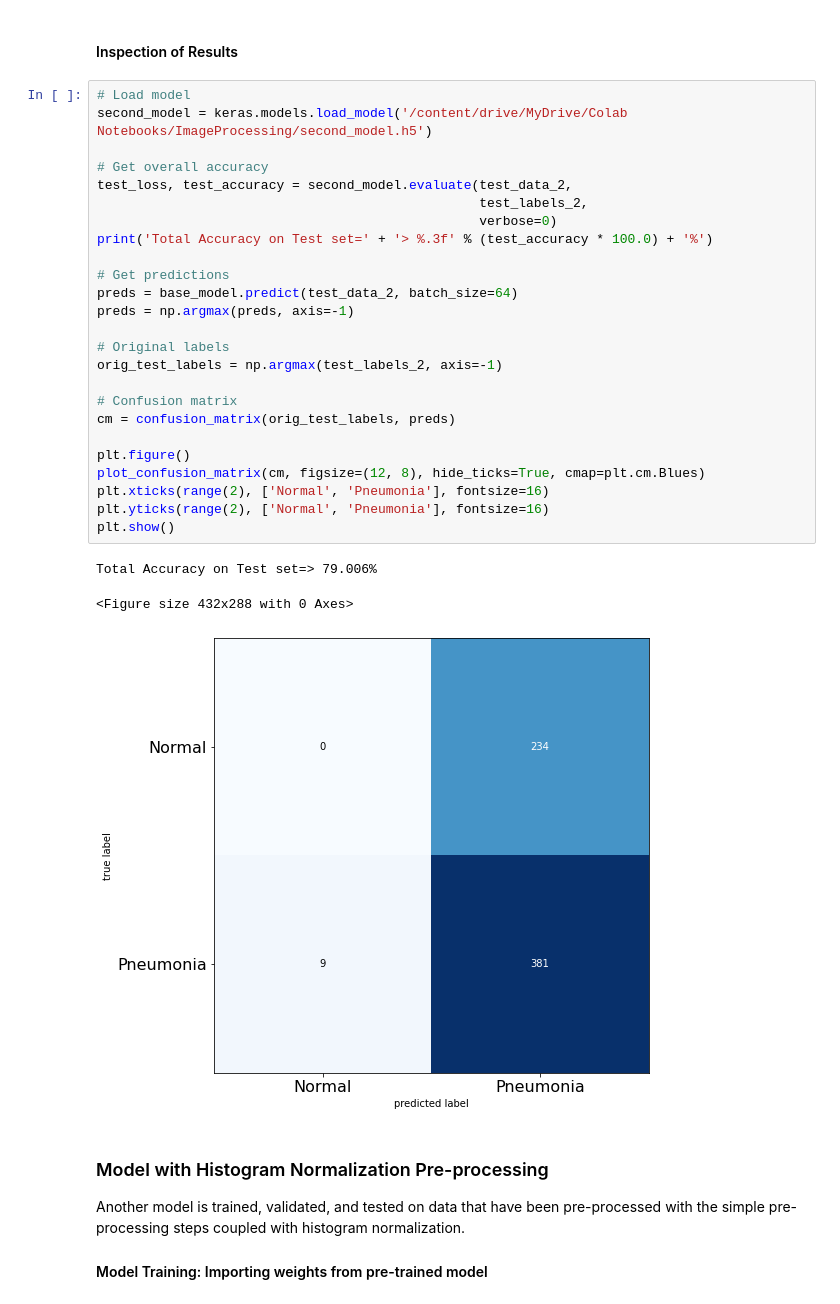
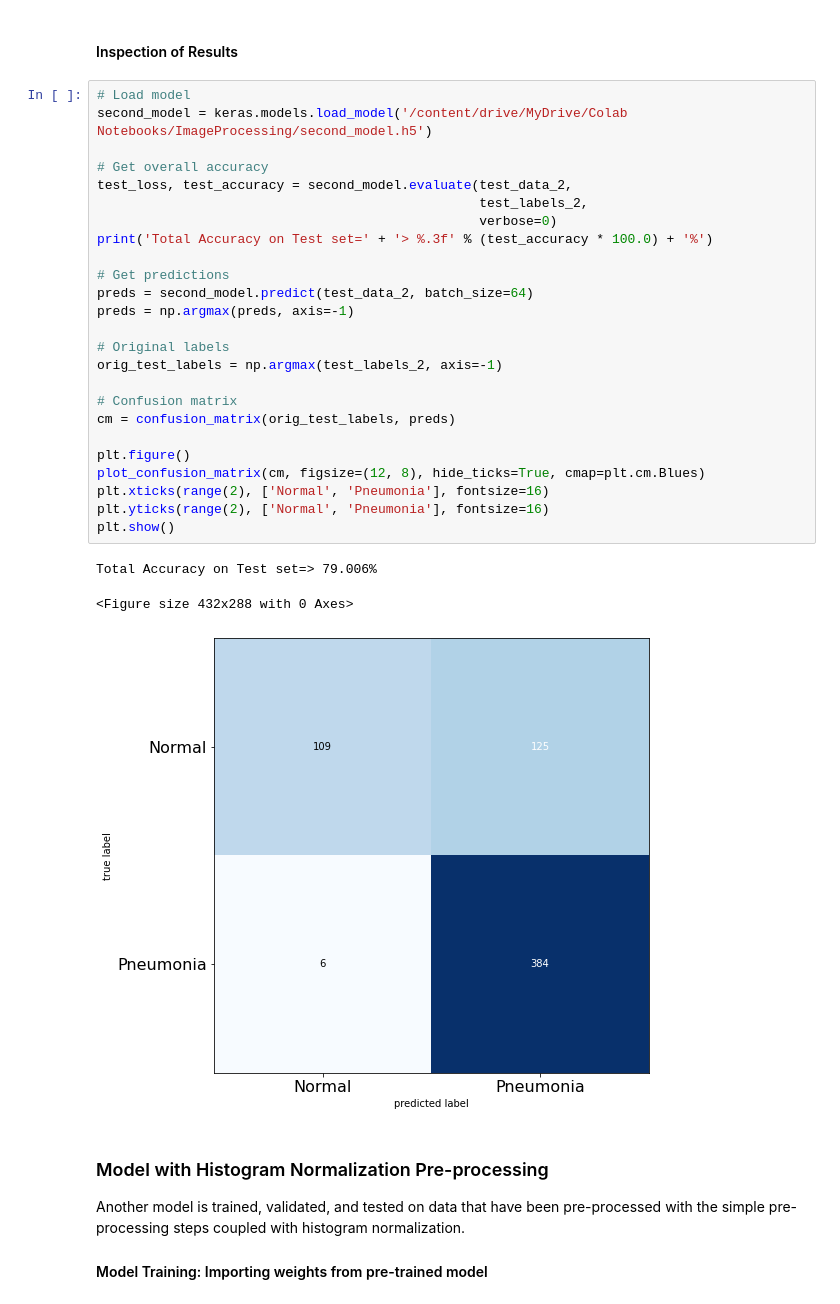
Before and after one commit to LedaKatopodi/pneumonia-classification, a Jupyter notebook: src/PneumoniaClassification.ipynb, the cells around one changed output. Cells and saved outputs as stored; diff of their text form.

```diff
--- a/src/PneumoniaClassification.ipynb
+++ b/src/PneumoniaClassification.ipynb
@@ -832,32 +832,32 @@ _________________________________________________________________
 # %%
 # Load model
 second_model = keras.models.load_model('/content/drive/MyDrive/Colab Notebooks/ImageProcessing/second_model.h5')
 
 # Get overall accuracy
 test_loss, test_accuracy = second_model.evaluate(test_data_2,
                                                  test_labels_2,
                                                  verbose=0)
 print('Total Accuracy on Test set=' + '> %.3f' % (test_accuracy * 100.0) + '%')
 
 # Get predictions
-preds = base_model.predict(test_data_2, batch_size=64)
+preds = second_model.predict(test_data_2, batch_size=64)
 preds = np.argmax(preds, axis=-1)
 
 # Original labels
 orig_test_labels = np.argmax(test_labels_2, axis=-1)
 
 # Confusion matrix
 cm = confusion_matrix(orig_test_labels, preds)
 
 plt.figure()
 plot_confusion_matrix(cm, figsize=(12, 8), hide_ticks=True, cmap=plt.cm.Blues)
 plt.xticks(range(2), ['Normal', 'Pneumonia'], fontsize=16)
 plt.yticks(range(2), ['Normal', 'Pneumonia'], fontsize=16)
 plt.show()
 # %% [output]
 Total Accuracy on Test set=> 79.006%
 <Figure size 432x288 with 0 Axes>
-[figure, old version]
+[figure, new version]
 # %% [markdown]
 ### Model with Histogram Normalization Pre-processing
 
```
Also changed, not shown: 2 other files.
